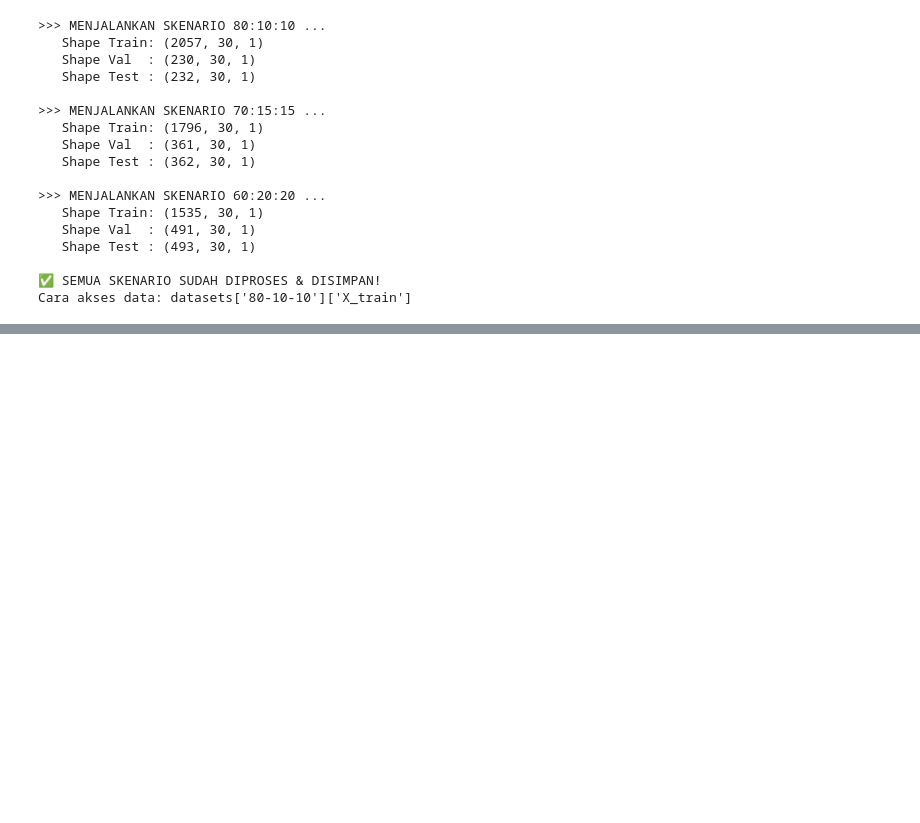
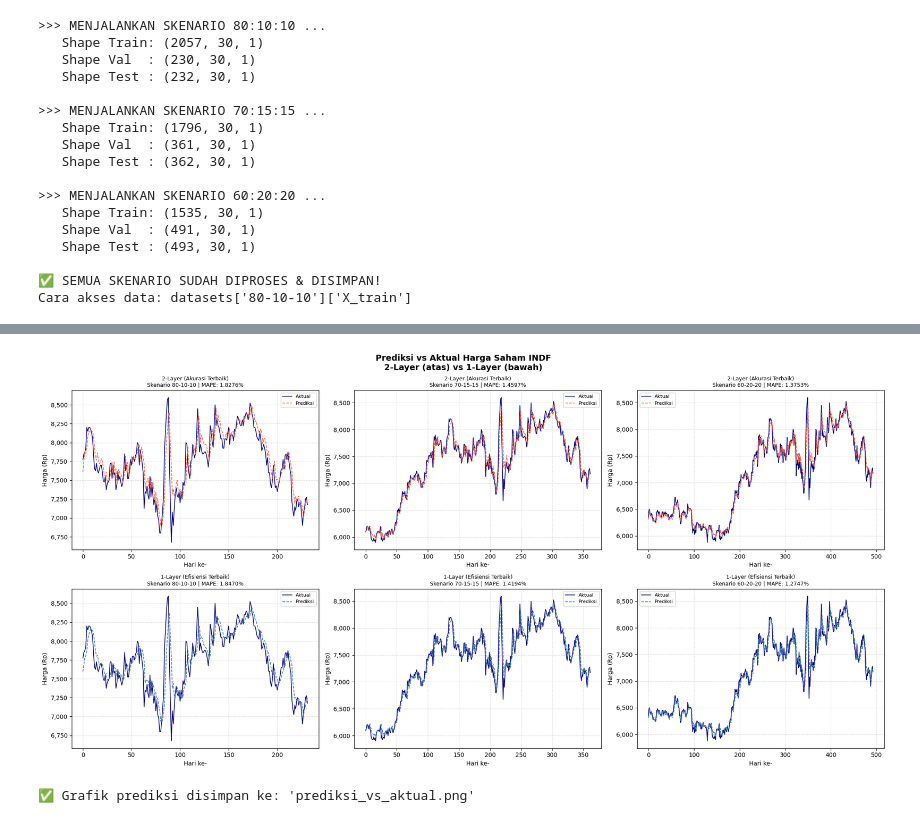
Before and after one commit to 031Talitha/TAtalitha, a Jupyter notebook: Uji TA Parameter Revisi.ipynb, the cells around one changed output, grey strips where cells are left out. Cells and saved outputs as stored; diff of their text form; code cells hidden in the pictures; blank space fills up the shorter version.

```diff
--- a/Uji TA Parameter Revisi.ipynb
+++ b/Uji TA Parameter Revisi.ipynb
@@ -253,0 +904,53 @@ Cara akses data: datasets['80-10-10']['X_train']
+# %%
+# ============================================================
+# CELL 10 — VISUALISASI PREDIKSI vs AKTUAL (6 MODEL)
+# ============================================================
+
+
+
+fig, axes = plt.subplots(2, 3, figsize=(20, 10))
+fig.suptitle('Prediksi vs Aktual Harga Saham INDF\n2-Layer (atas) vs 1-Layer (bawah)',
+             fontsize=14, fontweight='bold')
+
+for row_idx, cfg in enumerate(konfigurasi_final):
+    for col_idx, nama_skenario in enumerate(skenario_final):
+
+        key  = f"{cfg['nama']}_{nama_skenario}"
+        ax   = axes[row_idx][col_idx]
+        data = datasets[nama_skenario]
+
+        # Prediksi ulang
+        y_pred_scaled = model_final[key].predict(data['X_test'], verbose=0)
+
+        # Invers transform
+        y_true = data['scaler'].inverse_transform(
+            data['y_test'].reshape(-1, 1)).flatten()
+        y_pred = data['scaler'].inverse_transform(
+            y_pred_scaled).flatten()
+
+        mape_val = df_final_hasil[
+            (df_final_hasil['Konfigurasi'] == cfg['nama']) &
+            (df_final_hasil['Skenario'] == nama_skenario)
+        ]['MAPE (%)'].values[0]
+
+        # Plot
+        ax.plot(y_true, label='Aktual', color='navy', linewidth=1.2)
+        ax.plot(y_pred, label='Prediksi', color='tomato' if cfg['n_bilstm_layers'] == 2 else 'steelblue',
+                linewidth=1.2, linestyle='--')
+
+        ax.set_title(f"{cfg['label']}\nSkenario {nama_skenario} | MAPE: {mape_val:.4f}%",
+                     fontsize=9)
+        ax.set_xlabel('Hari ke-')
+        ax.set_ylabel('Harga (Rp)')
+        ax.legend(fontsize=8)
+        ax.grid(True, linestyle='--', alpha=0.4)
+        ax.yaxis.set_major_formatter(
+            plt.FuncFormatter(lambda x, _: f'{int(x):,}'))
+
+plt.tight_layout()
+plt.savefig('prediksi_vs_aktual.png', dpi=150, bbox_inches='tight')
+plt.show()
+print("✅ Grafik prediksi disimpan ke: 'prediksi_vs_aktual.png'")
+# %% [output]
+[figure, added]
+✅ Grafik prediksi disimpan ke: 'prediksi_vs_aktual.png'
```
Also changed, not shown: parts of 12 cells of this notebook, 20 other files.
